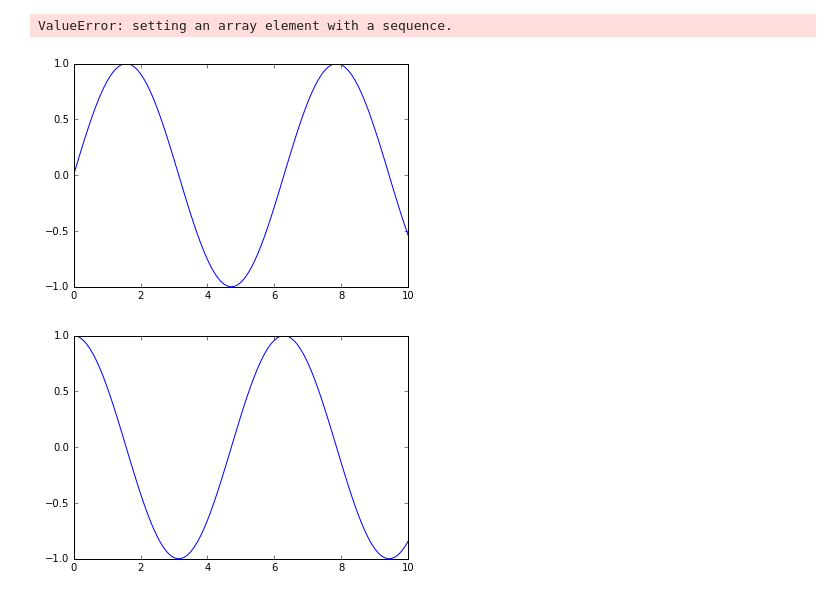
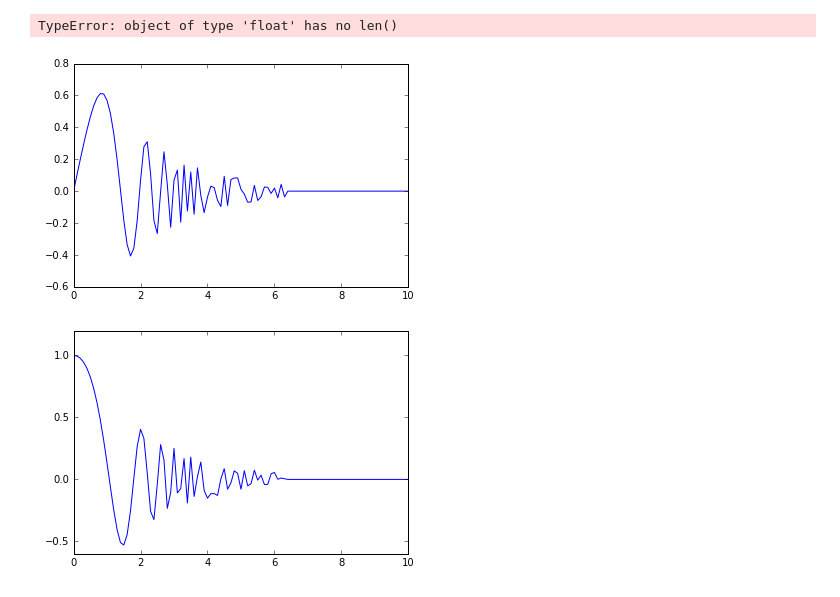
Before and after one commit to REL95/Comp-1421-Final-Project, a Jupyter notebook: Final Project (Grant, Nick, Robert) .ipynb, the cells around one changed output. Drawn from its saved outputs; the diff is of its cells as text; code cells hidden in the pictures.

```diff
--- a/Final Project (Grant, Nick, Robert) .ipynb
+++ b/Final Project (Grant, Nick, Robert) .ipynb
@@ -9,25 +9,24 @@ import numpy as np
 N = 101
 
 t = np.linspace(0, 10, N)
-u = np.zeros((len(t), 6))
-B = np.random.randint(-10, 10, 10)
+l = np.zeros((len(t), 6))
 
-def transverse(vx, vy):
-    vt = np.sqrt(vx**2 + vy**2)
-    return vt
+def B_random(t):
+    return np.random.randint(-5, 5, N)
 
-def nonuniform(u, t, B):              # t, u, B
+def nonuniform(l, t, B):              # t, u, B
     q = 1
     m = 1
-    x, y, z, vx, vy, vz = u
+    x, y, z, vx, vy, vz = l
+
     r = np.sqrt(x**2 + y**2)
 
-    v = q*r*B/m
-    vt = transverse(vx, vy)
+    v = np.sqrt(vx**2 + vy**2)
+    v = q*r*B(t)/m
 
-    a = q*v*B/m
-    ax = -a*(x/np.sqrt(x**2 + y**2))
-    ay = -a*(y/np.sqrt(x**2 + y**2))
+    a = q*v*B(t)/m
+    ax = -a*(x/r)
+    ay = -a*(y/r)
     az = 0
 
     return vx, vy, vz, ax, ay, az
@@ -35,18 +34,18 @@ def nonuniform(u, t, B):              # t, u, B
 p0 = [0, 1, 0, 1, 0, -1]
 # %%
 from scipy.integrate import odeint
-solution = odeint(nonuniform, p0, t, args=(B,))
+random = odeint(nonuniform, p0, t, args=(B_random,))
 # %% [output]
-ValueError: setting an array element with a sequence.
+TypeError: object of type 'float' has no len()
 # %%
 import matplotlib.pyplot as plt
 %matplotlib inline
-plt.plot(t, solution[:,0])
+plt.plot(t, random[:,0])
 plt.show()
 # %% [output]
-[figure, old version]
+[figure, new version]
 # %%
-plt.plot(t, solution[:,1])
+plt.plot(t, random[:,1])
 plt.show()
 # %% [output]
-[figure, old version]
+[figure, new version]
```
Also changed, not shown: parts of 17 cells of this notebook.
